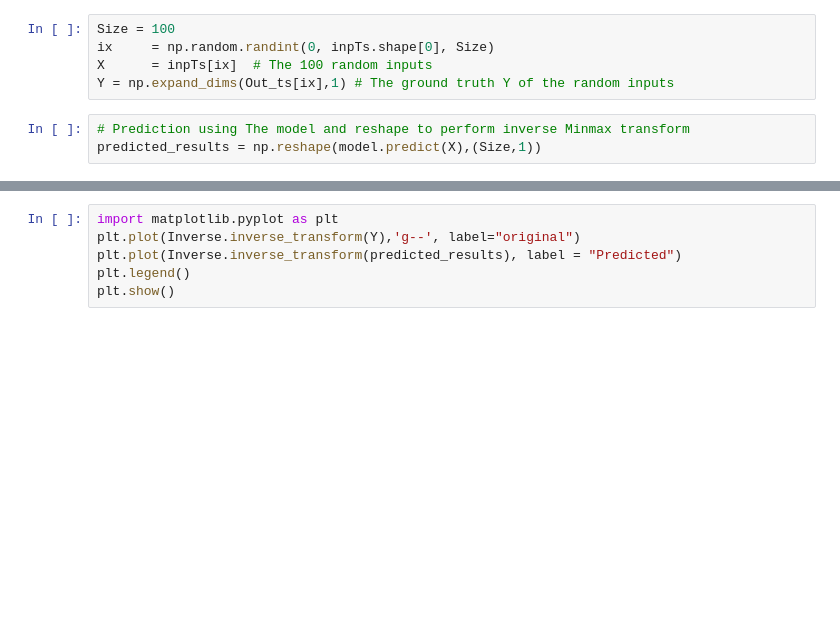
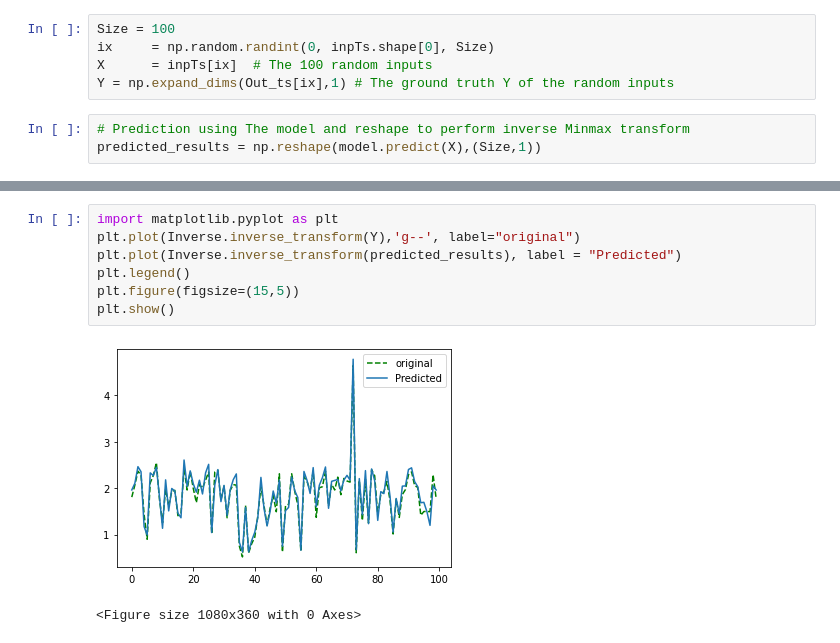
Before and after one commit to elanoris/ID002, a Jupyter notebook: amarjaganjac_Model_Window_10_previous_records__LSTM.ipynb, the cells around one changed output, grey strips where cells are left out. Drawn from its saved outputs; the diff is of its cells as text; blank space fills up the shorter version.

```diff
--- a/amarjaganjac_Model_Window_10_previous_records__LSTM.ipynb
+++ b/amarjaganjac_Model_Window_10_previous_records__LSTM.ipynb
@@ -173,9 +188,13 @@ Inverse.fit(np.expand_dims(data['neoScattering'],-1))
 # %%
 import matplotlib.pyplot as plt
 plt.plot(Inverse.inverse_transform(Y),'g--', label="original")
 plt.plot(Inverse.inverse_transform(predicted_results), label = "Predicted")
 plt.legend()
+plt.figure(figsize=(15,5))
 plt.show()
+# %% [output]
+[figure, added]
+<Figure size 1080x360 with 0 Axes>
 # %%
 mse = tf.keras.losses.MeanSquaredError()
 mae = tf.keras.losses.MeanAbsoluteError()
```
Also changed, not shown: parts of 9 cells of this notebook.
